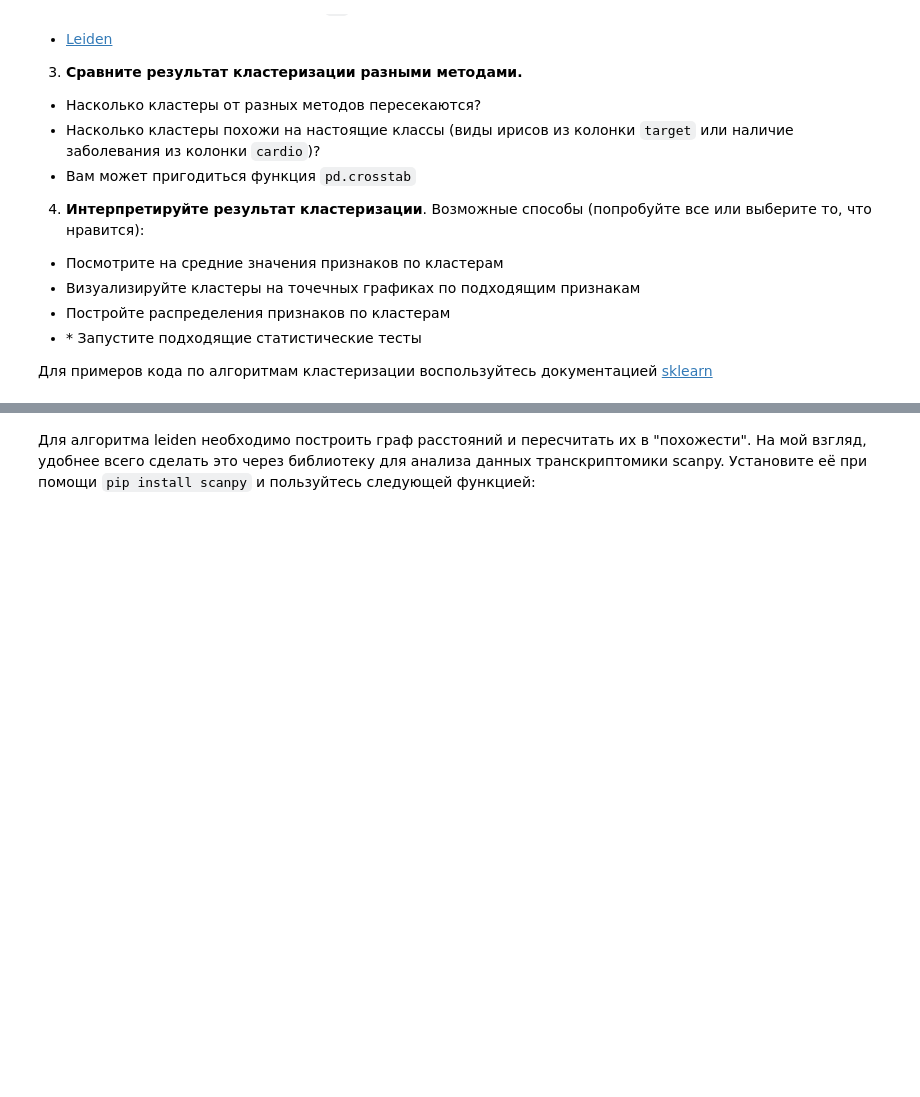
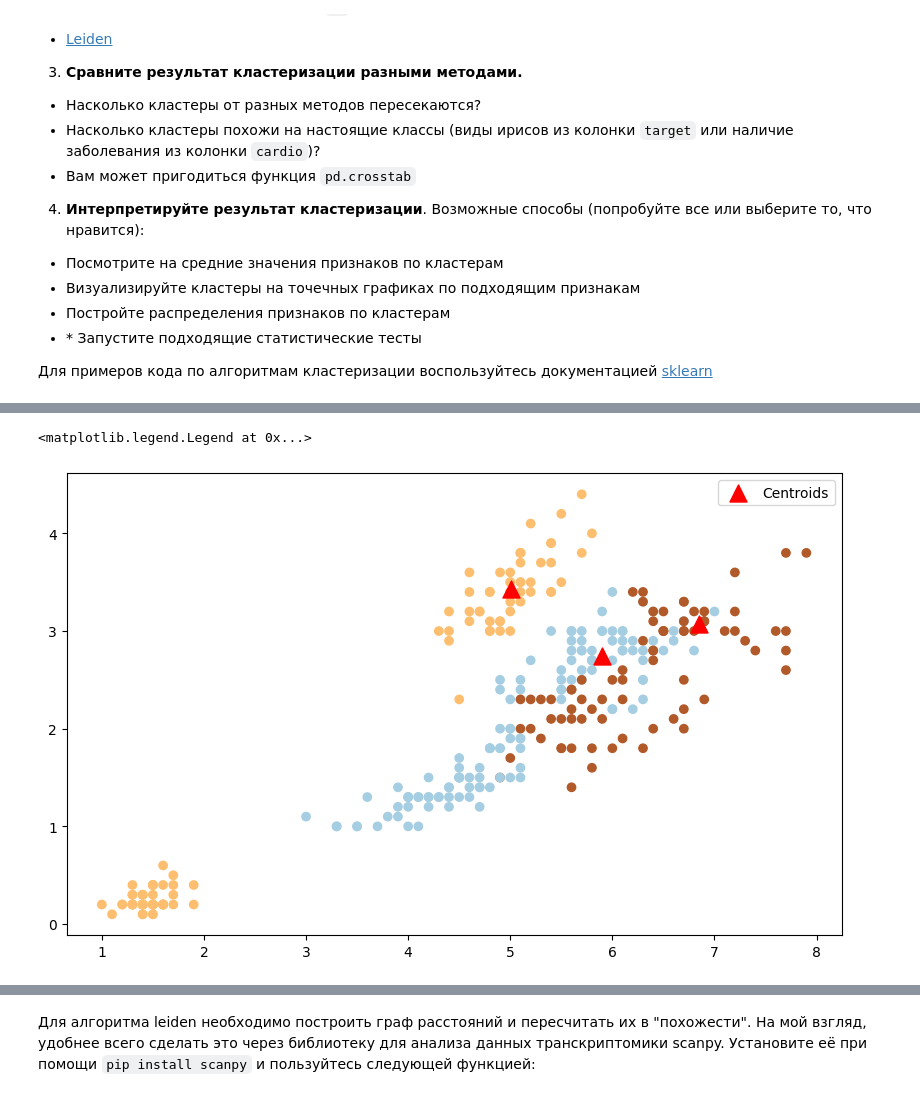
Before and after one commit to svgen83/ml_python_blastim, a Jupyter notebook: 17-18_clustering_homework.ipynb, the cells around one changed output, grey strips where cells are left out. Saved outputs shown, nothing was run; the diff lists cells and outputs as text; code cells hidden in the pictures; blank space fills up the shorter version.

```diff
--- a/17-18_clustering_homework.ipynb
+++ b/17-18_clustering_homework.ipynb
@@ -72,0 +118,19 @@ iris_df.head()
+# %%
+kmeans = KMeans(n_clusters = 3, init = 'k-means++', max_iter = 300, n_init = 10, random_state = 42)
+y_pred = kmeans.fit_predict(X)
+# %%
+plt.figure(figsize = (10,6))
+
+# снова построим точечную диаграмму, коды точек возьмем из y_pred
+plt.scatter(X.iloc[:,0], X.iloc[:,1], c = y_pred, cmap='Paired')
+plt.scatter(X.iloc[:,2], X.iloc[:,3], c = y_pred, cmap='Paired')
+
+# кроме того выведем центроиды с помощью атрибута cluster_centers_
+# зададим размер s = 150, красный цвет c = 'red', тип маркера - треугольник, и подпись
+plt.scatter(kmeans.cluster_centers_[:,0], kmeans.cluster_centers_[:,1], s = 150, c = 'red', marker = '^', label = 'Centroids')
+
+# укажем, где разместить легенду
+plt.legend(loc = 'upper right')
+# %% [output]
+<matplotlib.legend.Legend at 0x...>
+[figure, added]
```
Also changed, not shown: parts of 16 cells of this notebook.
